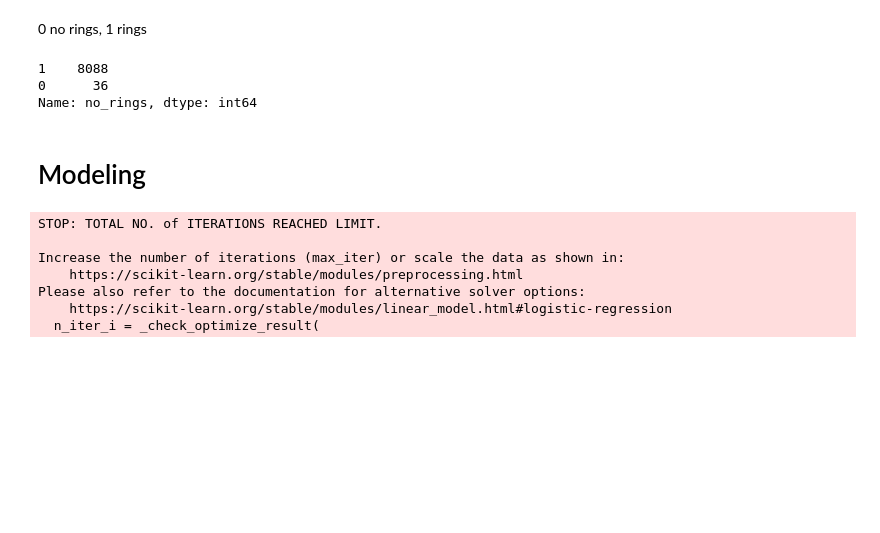
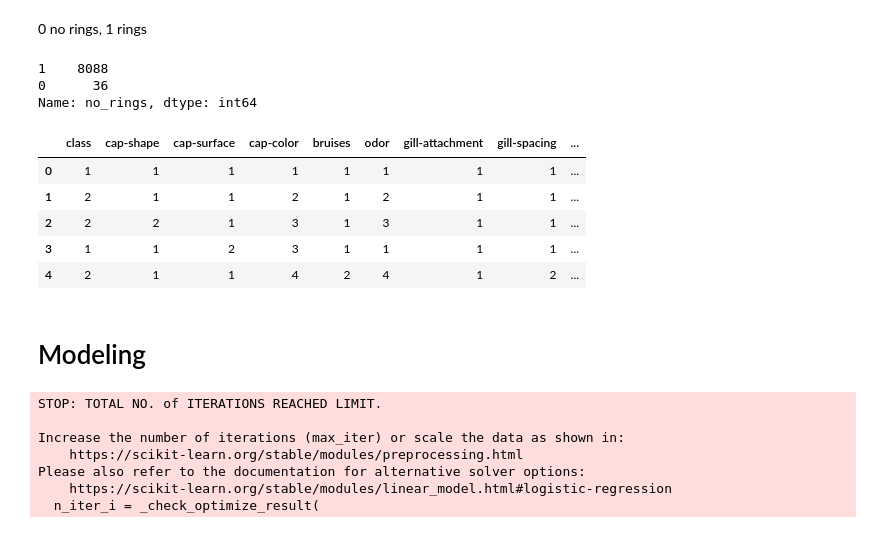
Before and after one commit to raizelistaken/Classification_project3, a Jupyter notebook: Monday.ipynb, the cells around one changed output. Drawn from its saved outputs; the diff is of its cells as text; code cells hidden in the pictures; blank space fills up the shorter version.

```diff
--- a/Monday.ipynb
+++ b/Monday.ipynb
@@ -208,4 +208,4 @@ color rated
 # %% [markdown]
 'urban':1, 'grasses':2, 'meadows':3, 'woods':4, 'paths':5, 'waste':6, 'leaves':7
 # %%
-df['location'] = np.where((df['habitat'] == 5) | (df['habitat'] == 1) | (df['habitat'] == 6), 0, 1)
+df['human_interference'] = np.where((df['habitat'] == 5) | (df['habitat'] == 1) | (df['habitat'] == 6), 0, 1)
@@ -253,5 +255,5 @@ Name: odor, Length: 8124, dtype: int64
 'pungent':1, 'almond':2, 'anise':3, 'none':4, 'foul':5, 'creosote':6, 'fishy':7,
                                        'spicy':8, 'musty': 9
 # %%
-df['smell'] = np.where((df['odor'] == 2) | (df['odor'] == 3) | (df['odor'] == 4) | (df['odor'] == 8), 0, 1)
+df['smell_quality'] = np.where((df['odor'] == 2) | (df['odor'] == 3) | (df['odor'] == 4) | (df['odor'] == 8), 0, 1)
 # %% [markdown]
@@ -277,2 +283,2 @@ sns.scatterplot(data=df, x=df['spore-print-color'], y='class')
 # %%
-df['green'] = np.where((df['spore-print-color'] == 6), 0, 1)
+df['c_molybdites'] = np.where((df['spore-print-color'] == 6), 0, 1)
@@ -285,4 +295,4 @@ Name: green, dtype: int64
 # %%
-df['spore_color'] = np.where((df['spore-print-color'] == 1) | (df['spore-print-color'] == 2) | (df['spore-print-color'] == 4)
-                             | (df['spore-print-color'] == 5) | (df['spore-print-color'] == 6), 0, 1)
+df['spore_color'] = np.where((df['spore-print-color'] == 3) | (df['spore-print-color'] == 7) | (df['spore-print-color'] == 8)
+                             | (df['spore-print-color'] == 9), 0, 1)
 # %% [markdown]
@@ -307,6 +319,15 @@ df['no_rings'].value_counts()
 1    8088
 0      36
 Name: no_rings, dtype: int64
+# %%
+df.head()
+# %% [output]
+|  | class | cap-shape | cap-surface | cap-color | bruises | odor | gill-attachment | gill-spacing | ... |
+| 0 | 1 | 1 | 1 | 1 | 1 | 1 | 1 | 1 | ... |
+| 1 | 2 | 1 | 1 | 2 | 1 | 2 | 1 | 1 | ... |
+| 2 | 2 | 2 | 1 | 3 | 1 | 3 | 1 | 1 | ... |
+| 3 | 1 | 1 | 2 | 3 | 1 | 1 | 1 | 1 | ... |
+| 4 | 2 | 1 | 1 | 4 | 2 | 4 | 1 | 2 | ... |
 # %% [markdown]
 # Modeling
 # %%
```
Also changed, not shown: parts of 15 cells of this notebook, 2 other files.
